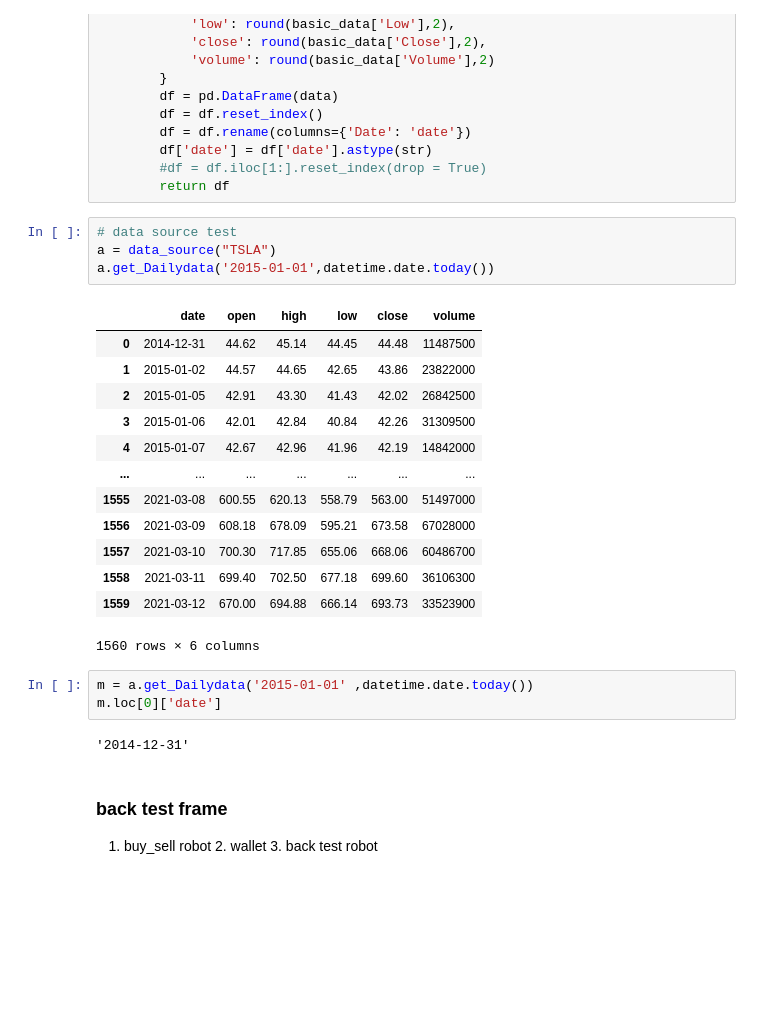
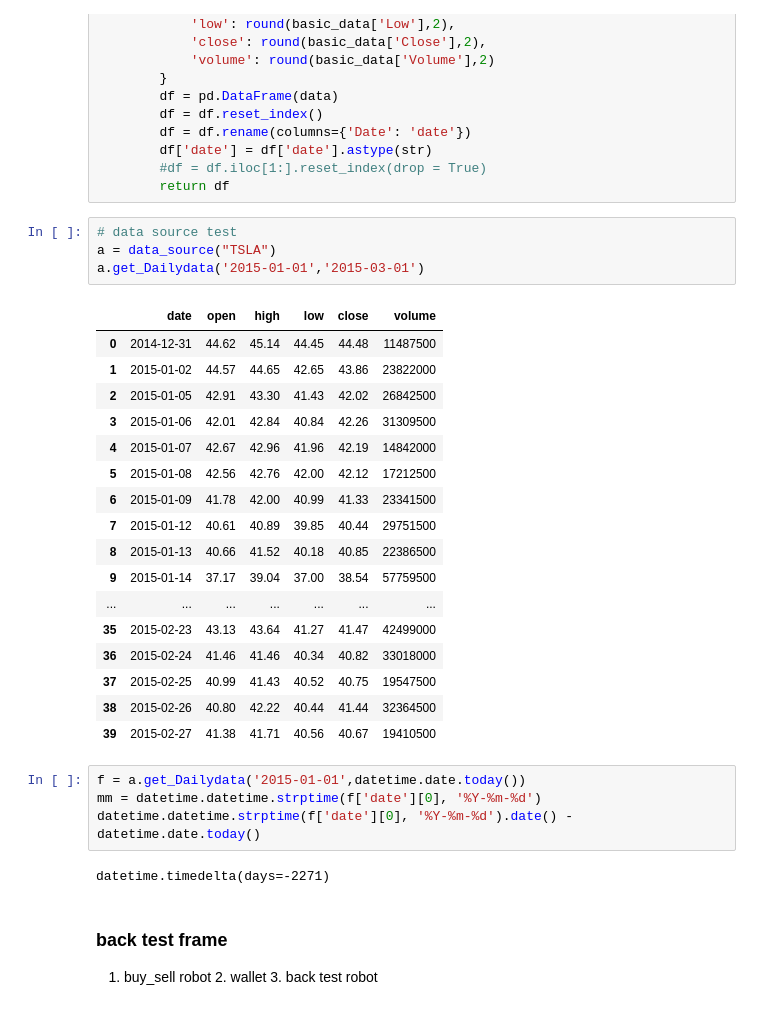
Before and after one commit to SebastienW71/Fintech_ML_Lab_01, a Jupyter notebook: jupyter_lab/yahoo_fin_ds.ipynb, the cells around one changed output. Cells and saved outputs as stored; diff of their text form; blank space fills up the shorter version.

```diff
--- a/jupyter_lab/yahoo_fin_ds.ipynb
+++ b/jupyter_lab/yahoo_fin_ds.ipynb
@@ -28,26 +28,31 @@ class data_source:
 # %%
 # data source test
 a = data_source("TSLA")
-a.get_Dailydata('2015-01-01',datetime.date.today())
+a.get_Dailydata('2015-01-01','2015-03-01')
 # %% [output]
 |  | date | open | high | low | close | volume |
 | 0 | 2014-12-31 | 44.62 | 45.14 | 44.45 | 44.48 | 11487500 |
 | 1 | 2015-01-02 | 44.57 | 44.65 | 42.65 | 43.86 | 23822000 |
 | 2 | 2015-01-05 | 42.91 | 43.30 | 41.43 | 42.02 | 26842500 |
 | 3 | 2015-01-06 | 42.01 | 42.84 | 40.84 | 42.26 | 31309500 |
 | 4 | 2015-01-07 | 42.67 | 42.96 | 41.96 | 42.19 | 14842000 |
+| 5 | 2015-01-08 | 42.56 | 42.76 | 42.00 | 42.12 | 17212500 |
+| 6 | 2015-01-09 | 41.78 | 42.00 | 40.99 | 41.33 | 23341500 |
+| 7 | 2015-01-12 | 40.61 | 40.89 | 39.85 | 40.44 | 29751500 |
+| 8 | 2015-01-13 | 40.66 | 41.52 | 40.18 | 40.85 | 22386500 |
+| 9 | 2015-01-14 | 37.17 | 39.04 | 37.00 | 38.54 | 57759500 |
 | ... | ... | ... | ... | ... | ... | ... |
-| 1555 | 2021-03-08 | 600.55 | 620.13 | 558.79 | 563.00 | 51497000 |
-| 1556 | 2021-03-09 | 608.18 | 678.09 | 595.21 | 673.58 | 67028000 |
-| 1557 | 2021-03-10 | 700.30 | 717.85 | 655.06 | 668.06 | 60486700 |
-| 1558 | 2021-03-11 | 699.40 | 702.50 | 677.18 | 699.60 | 36106300 |
-| 1559 | 2021-03-12 | 670.00 | 694.88 | 666.14 | 693.73 | 33523900 |
+| 35 | 2015-02-23 | 43.13 | 43.64 | 41.27 | 41.47 | 42499000 |
+| 36 | 2015-02-24 | 41.46 | 41.46 | 40.34 | 40.82 | 33018000 |
+| 37 | 2015-02-25 | 40.99 | 41.43 | 40.52 | 40.75 | 19547500 |
+| 38 | 2015-02-26 | 40.80 | 42.22 | 40.44 | 41.44 | 32364500 |
+| 39 | 2015-02-27 | 41.38 | 41.71 | 40.56 | 40.67 | 19410500 |
-1560 rows × 6 columns
 # %%
-m = a.get_Dailydata('2015-01-01' ,datetime.date.today())
-m.loc[0]['date']
+f = a.get_Dailydata('2015-01-01',datetime.date.today())
+mm = datetime.datetime.strptime(f['date'][0], '%Y-%m-%d')
+datetime.datetime.strptime(f['date'][0], '%Y-%m-%d').date() - datetime.date.today()
 # %% [output]
-'2014-12-31'
+datetime.timedelta(days=-2271)
 # %% [markdown]
 ### back test frame
 1. buy_sell robot 2. wallet 3. back test robot
```
Also changed, not shown: parts of 2 cells of this notebook, 1 other file.
